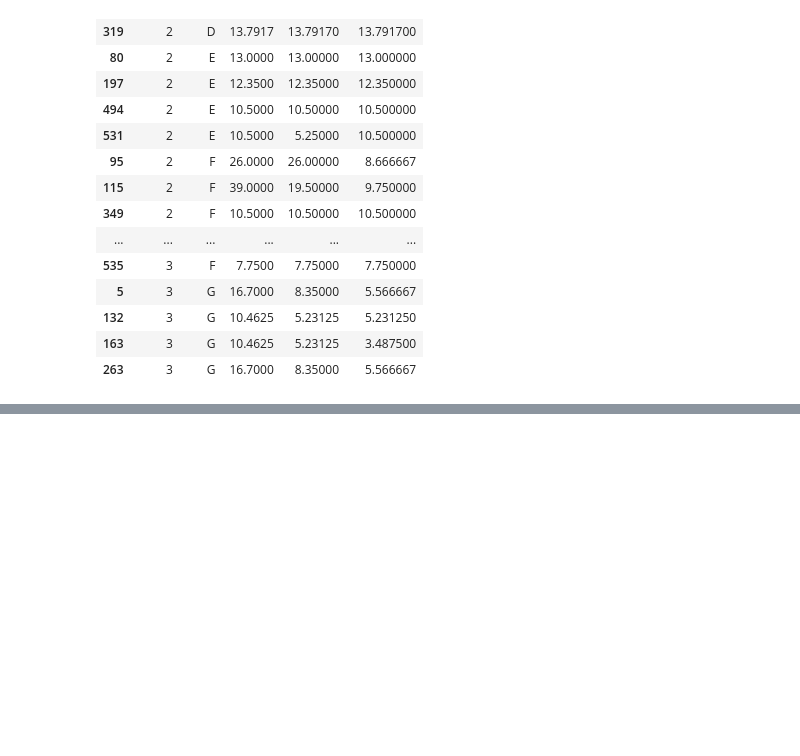
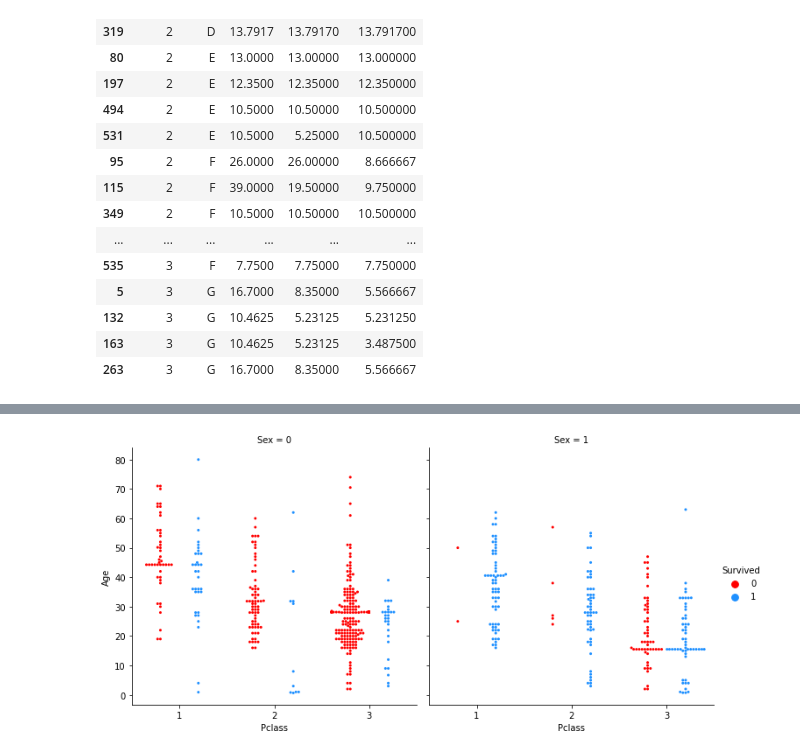
Before and after one commit to banderasz/KPMG, a Jupyter notebook: titanic.ipynb, the cells around one changed output, grey strips where cells are left out. Drawn from its saved outputs; the diff is of its cells as text; code cells hidden in the pictures; blank space fills up the shorter version.

```diff
--- a/titanic.ipynb
+++ b/titanic.ipynb
@@ -584,0 +774,9 @@ df_test.info()
+# %%
+sn.catplot(y ="Age", x ="Pclass", hue ="Survived", data = df_train, dodge = True, palette=['red', 'dodgerblue'], kind="swarm", col="Sex", s=3)
+
+df_train_ = df_train.copy(deep=True)
+df_train_["AgeG"]=df_train_["Age"]/10
+df_train_["AgeG"] = df_train_["AgeG"].apply(np.floor)
+df_train_["AgeG"]=df_train_["AgeG"]*10
+# %% [output]
+[figure, added]
```
Also changed, not shown: parts of 78 cells of this notebook.
